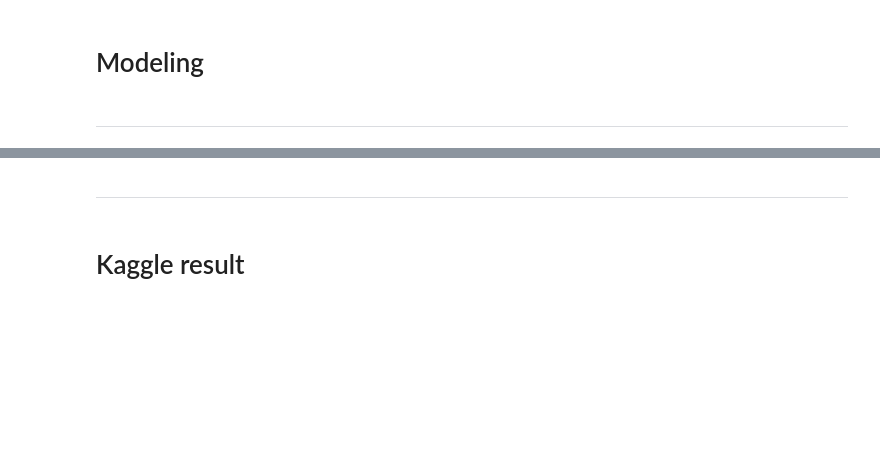
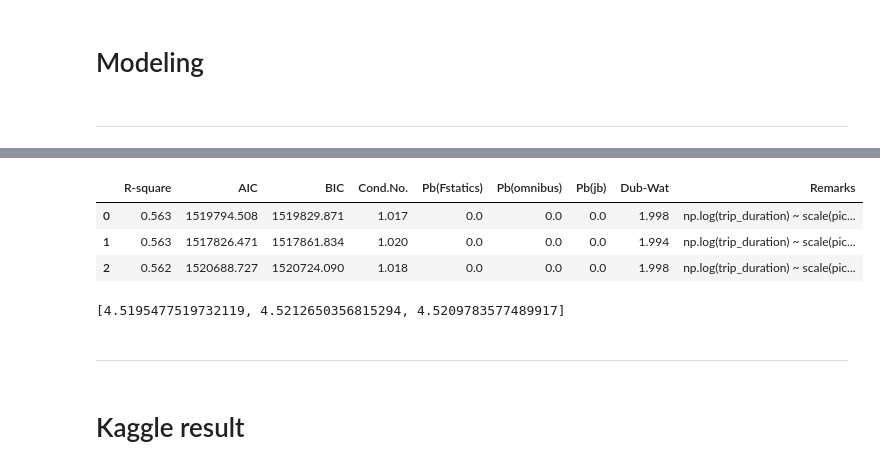
Before and after one commit to Moons08/dss-project-taxi, a Jupyter notebook: project_report.ipynb, the cells around one changed output, grey strips where cells are left out. Drawn from its saved outputs; the diff is of its cells as text; code cells hidden in the pictures; blank space fills up the shorter version.

```diff
--- a/project_report.ipynb
+++ b/project_report.ipynb
@@ -766,3 +782,14 @@ vif
+# %%
+result_set
+# %% [output]
+|  | R-square | AIC | BIC | Cond.No. | Pb(Fstatics) | Pb(omnibus) | Pb(jb) | Dub-Wat | Remarks |
+| 0 | 0.563 | 1519794.508 | 1519829.871 | 1.017 | 0.0 | 0.0 | 0.0 | 1.998 | np.log(trip_duration) ~ scale(pic... |
+| 1 | 0.563 | 1517826.471 | 1517861.834 | 1.020 | 0.0 | 0.0 | 0.0 | 1.994 | np.log(trip_duration) ~ scale(pic... |
+| 2 | 0.562 | 1520688.727 | 1520724.090 | 1.018 | 0.0 | 0.0 | 0.0 | 1.998 | np.log(trip_duration) ~ scale(pic... |
+# %%
+score
+# %% [output]
+[4.5195477519732119, 4.5212650356815294, 4.5209783577489917]
 # %% [markdown]
 ---
 # %% [markdown]
```
Also changed, not shown: parts of 6 cells of this notebook.
